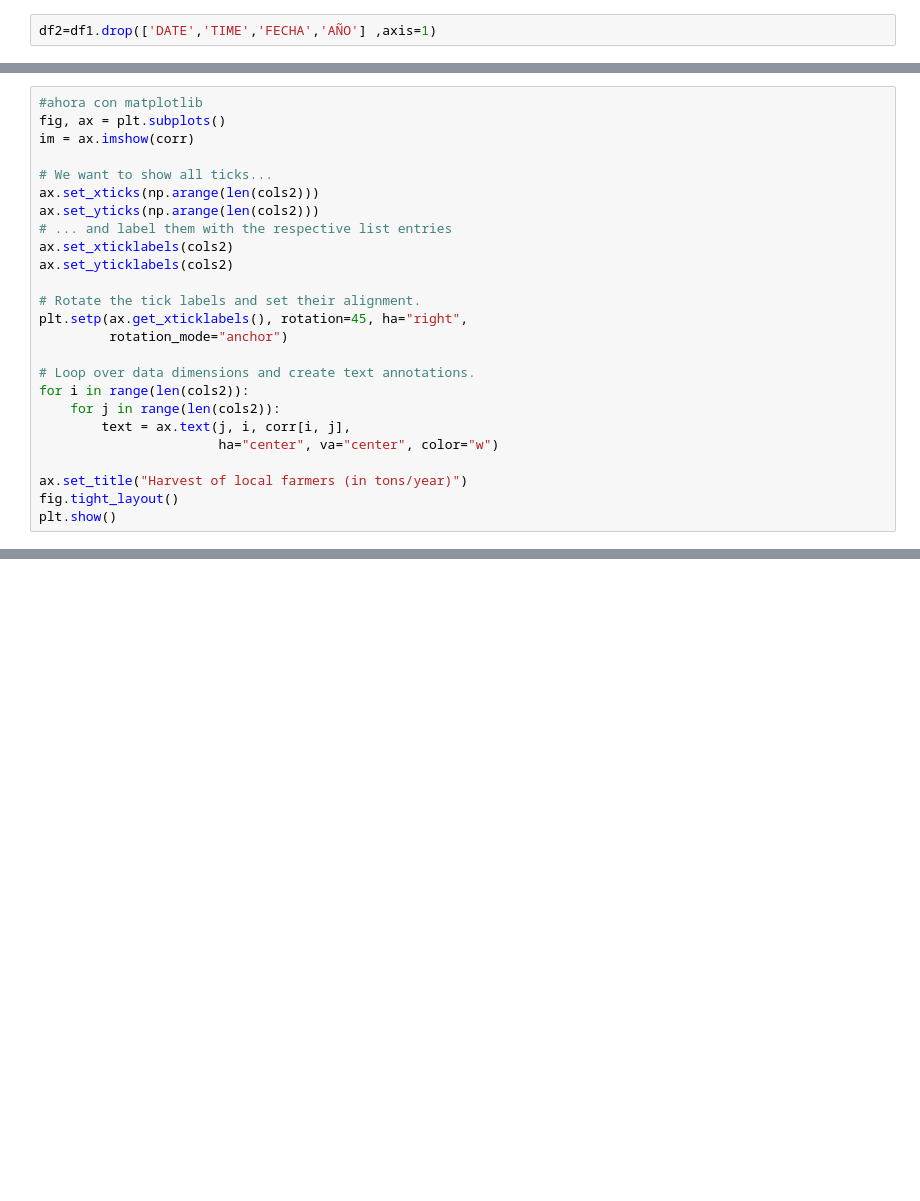
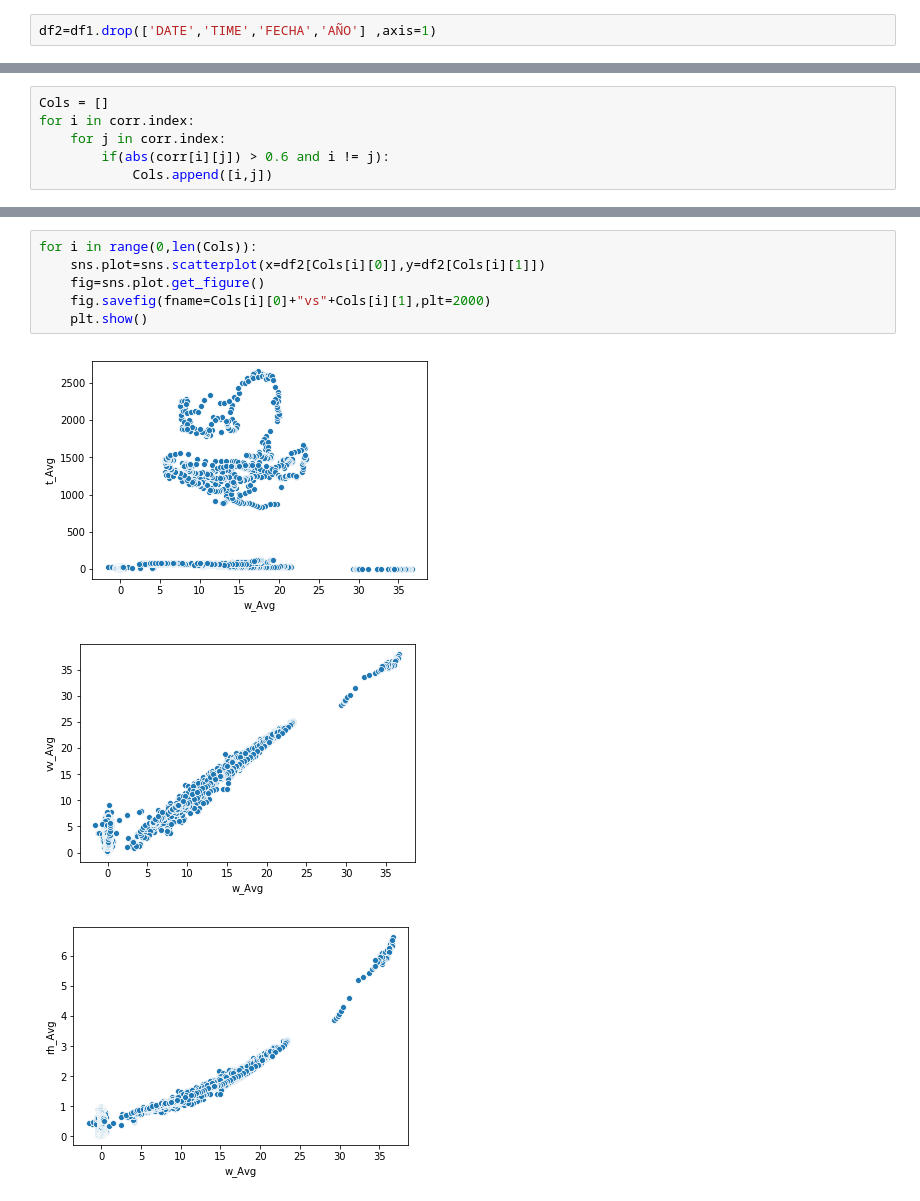
Before and after one commit to albertomedinac/Computacional-I, a Jupyter notebook: actividad_7/actividad7.ipynb, the cells around one changed output, grey strips where cells are left out. Drawn from its saved outputs; the diff is of its cells as text; blank space fills up the shorter version.

```diff
--- a/actividad_7/actividad7.ipynb
+++ b/actividad_7/actividad7.ipynb
@@ -143,25 +164,0 @@ cols2=df2.columns
-# %%
-#ahora con matplotlib
-fig, ax = plt.subplots()
-im = ax.imshow(corr)
-
-# We want to show all ticks...
-ax.set_xticks(np.arange(len(cols2)))
-ax.set_yticks(np.arange(len(cols2)))
-# ... and label them with the respective list entries
-ax.set_xticklabels(cols2)
-ax.set_yticklabels(cols2)
-
-# Rotate the tick labels and set their alignment.
-plt.setp(ax.get_xticklabels(), rotation=45, ha="right",
-         rotation_mode="anchor")
-
-# Loop over data dimensions and create text annotations.
-for i in range(len(cols2)):
-    for j in range(len(cols2)):
-        text = ax.text(j, i, corr[i, j],
-                       ha="center", va="center", color="w")
-
-ax.set_title("Harvest of local farmers (in tons/year)")
-fig.tight_layout()
-plt.show()
@@ -177,0 +165,6 @@ Index(['u_Avg', 'v_Avg', 'w_Avg', 't_Avg', 'kh20_Avg', 'net_rad_Avg',
+# %%
+Cols = []
+for i in corr.index:
+    for j in corr.index:
+        if(abs(corr[i][j]) > 0.6 and i != j):
+            Cols.append([i,j])
@@ -177,0 +188,10 @@ Index(['u_Avg', 'v_Avg', 'w_Avg', 't_Avg', 'kh20_Avg', 'net_rad_Avg',
+# %%
+for i in range(0,len(Cols)):
+    sns.plot=sns.scatterplot(x=df2[Cols[i][0]],y=df2[Cols[i][1]])
+    fig=sns.plot.get_figure()
+    fig.savefig(fname=Cols[i][0]+"vs"+Cols[i][1],plt=2000)
+    plt.show()
+# %% [output]
+[figure, added]
+[figure, added]
+[figure, added]
```
Also changed, not shown: parts of 11 cells of this notebook, 14 other files.
